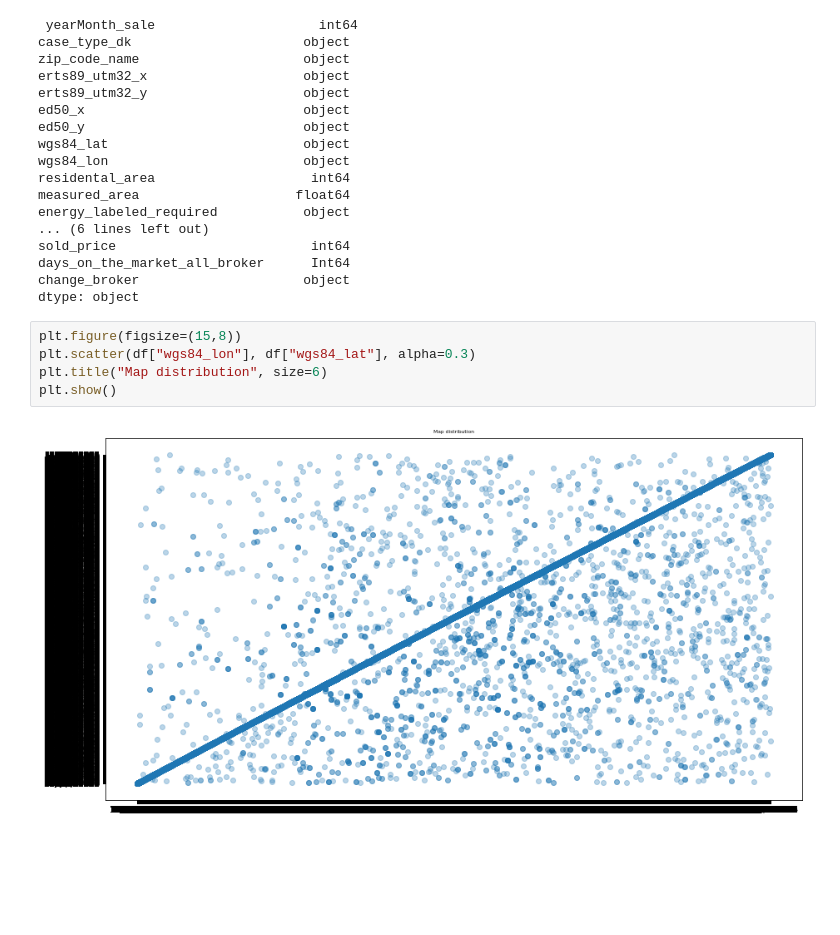
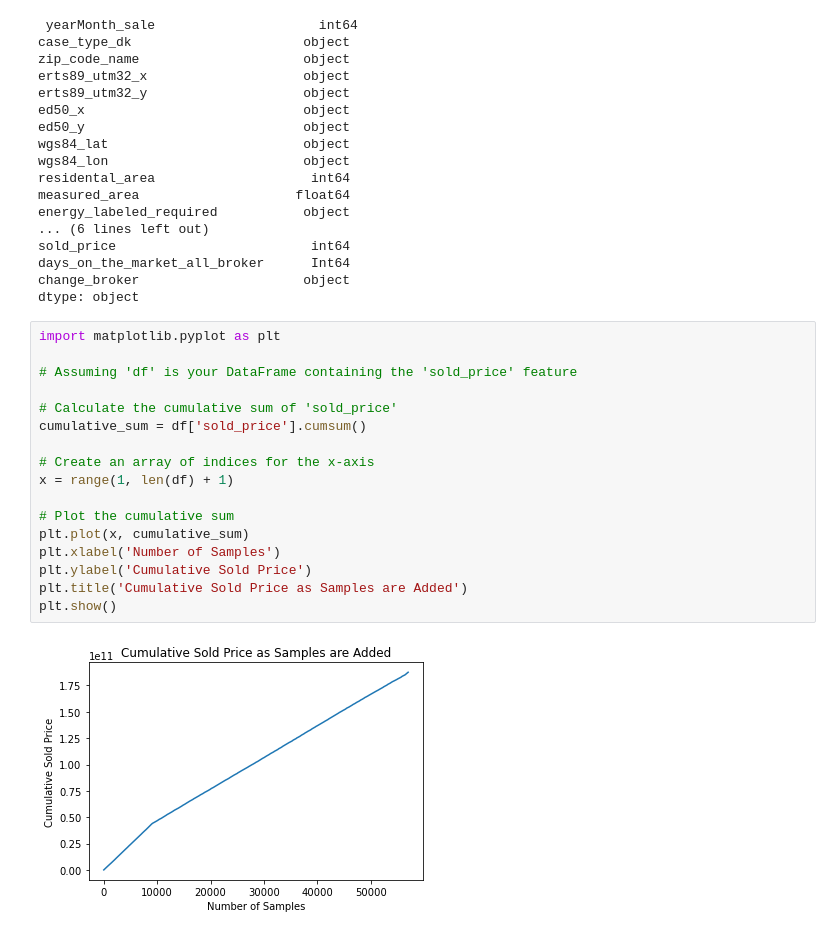
Before and after one commit to FontanaPedro/DBA-Project, a Jupyter notebook: Code_Exploratory Data Anal. & Pre-Processing.ipynb, the cells around one changed output. Cells and saved outputs as stored; diff of their text form; blank space fills up the shorter version.

```diff
--- a/Code_Exploratory Data Anal. & Pre-Processing.ipynb
+++ b/Code_Exploratory Data Anal. & Pre-Processing.ipynb
@@ -633,13 +639,25 @@ sold_price                         int64
 days_on_the_market_all_broker      Int64
 change_broker                     object
 dtype: object
-# %%
-plt.figure(figsize=(15,8))
-plt.scatter(df["wgs84_lon"], df["wgs84_lat"], alpha=0.3)
-plt.title("Map distribution", size=6)
-plt.show()
-# %% [output]
-[figure, removed]
+# %%
+import matplotlib.pyplot as plt
+
+# Assuming 'df' is your DataFrame containing the 'sold_price' feature
+
+# Calculate the cumulative sum of 'sold_price'
+cumulative_sum = df['sold_price'].cumsum()
+
+# Create an array of indices for the x-axis
+x = range(1, len(df) + 1)
+
+# Plot the cumulative sum
+plt.plot(x, cumulative_sum)
+plt.xlabel('Number of Samples')
+plt.ylabel('Cumulative Sold Price')
+plt.title('Cumulative Sold Price as Samples are Added')
+plt.show()
+# %% [output]
+[figure, added]
 # %% [markdown]
 <a style='text-decoration:none;line-height:16px;display:flex;color:#5B5B62;padding:10px;justify-content:end;' href='https://deepnote.com?utm_source=created-in-deepnote-cell&projectId=15d4d504-0dfd-4079-8130-fb228543c6d5' target="_blank">
 <img alt='Created in deepnote.com' style='display:inline;max-height:16px;margin:0px;margin-right:7.5px;' src='embedded-picture-1' > </img>
```
Also changed, not shown: parts of 4 cells of this notebook, 2 other files.
